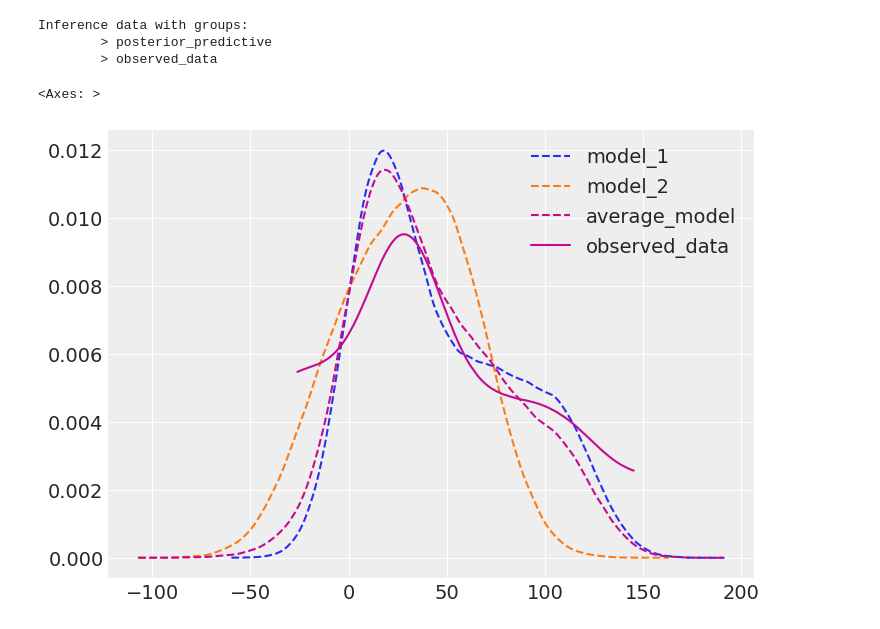
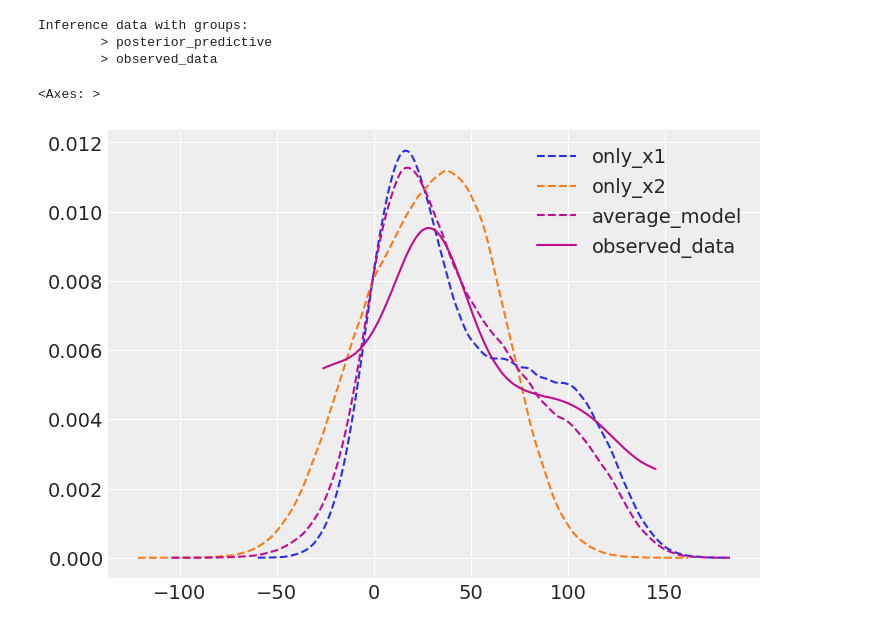
Before and after one commit to Robyrogers/seminar-bayesian_model_averaging, a Jupyter notebook: main.ipynb, the cells around one changed output. Cells and saved outputs as stored; diff of their text form; code cells hidden in the pictures.

```diff
--- a/main.ipynb
+++ b/main.ipynb
@@ -27,10 +27,10 @@ df = pd.DataFrame({
     'X1': rng.choice(np.arange(-10,10, 0.1), N, replace=False),
     'X2': rng.choice(np.arange(-10,10, 0.1), N, replace=False)
 })
-intercept, b0, b1, b2, b3 = 15, 5, 0.5, 4, 0.75
+intercept, b0, b1, b2 = 15, 5, 0.5, 4
 df = df.assign(
     Y = intercept + b0*df['X1'] + b1*(df['X1']**2) + b2*df['X2'] + rng.normal(0, 2, N)
 )
-print(intercept, b0, b1, b2, b3)
+print(intercept, b0, b1, b2)
 print(df)
 # %% [output]
@@ -63,7 +63,7 @@ axes[1].set_xlabel("X2");
 # %%
 with pm.Model() as model_1:
     inter = pm.Uniform('inter', lower=-25, upper=25)
-    beta = pm.Normal('beta', mu=0, sigma=10, shape=2)
+    beta = pm.Normal('beta', mu=[10,0], sigma=2, shape=2)
     sigma = pm.HalfNormal('sigma', sigma=2)
 
     mu = inter + beta[0]*df['X1'] + beta[1]*(df['X1']**2)
@@ -110,7 +111,7 @@ Sampling: [y]
 # %%
 with pm.Model() as model_2:
     inter = pm.Uniform('inter', lower=-25, upper=25)
-    beta = pm.Normal('beta', mu=0, sigma=10)
+    beta = pm.Normal('beta', mu=2, sigma=2)
     sigma = pm.HalfNormal('sigma', sigma=2)
 
     mu = inter + beta*df['X2']
@@ -187,24 +191,26 @@ Inference data with groups:
 # %%
 az.plot_kde(
     trace0.posterior_predictive["y"].values,
     plot_kwargs={"color": "C0", "linestyle": "--"},
-    label="model_1",
+    label="only_x1",
 )
 az.plot_kde(
     trace1.posterior_predictive["y"].values,
     plot_kwargs={"color": "C1", "linestyle": "--"},
-    label="model_2",
+    label="only_x2",
 )
 az.plot_kde(
     ppc_w.posterior_predictive["y"].values,
     plot_kwargs={"color": "C3", "linestyle": '--'},
     label="average_model",
 );
 az.plot_kde(
     trace0.observed_data['y'].values,
     plot_kwargs={"color": "C3", "linestyle": '-'},
     label="observed_data"
 )
+
+#All models posterior prediction comparison
 # %% [output]
 <Axes: >
-[figure, old version]
+[figure, new version]
```
Also changed, not shown: parts of 11 cells of this notebook, 2 other files.
